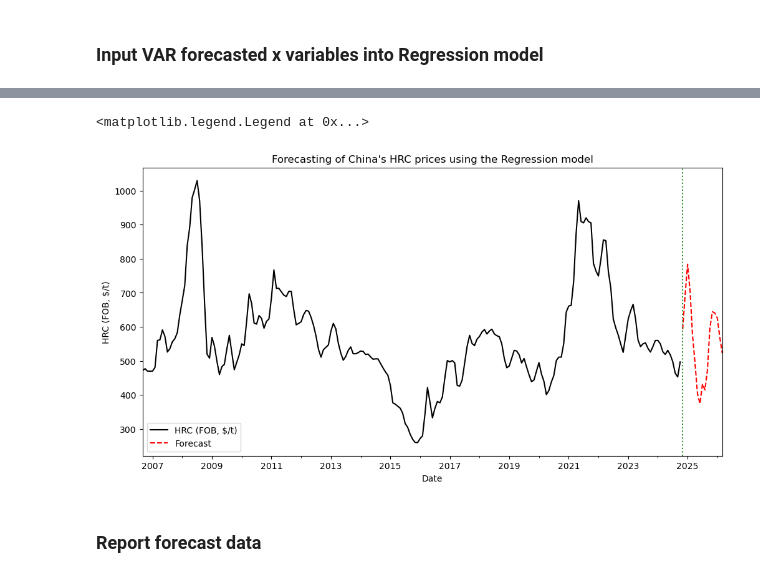
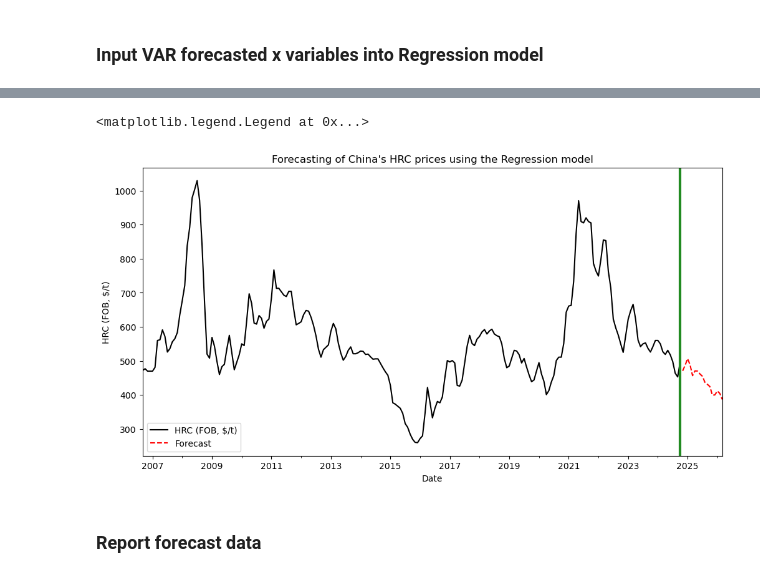
Before and after one commit to nguyenhpnguyen/BT4103-Business-Analytics-Capstone-Project, a Jupyter notebook: notebook/04_multiple_regression.ipynb, the cells around one changed output, grey strips where cells are left out. Cells and saved outputs as stored; diff of their text form; code cells hidden in the pictures.

```diff
--- a/notebook/04_multiple_regression.ipynb
+++ b/notebook/04_multiple_regression.ipynb
@@ -50,13 +55,10 @@ print(X_scaled)
-# %%
-# Split into training and testing sets with a ratio of 80:20
-X_train, X_test, y_train, y_test = train_test_split(X_scaled, y, test_size=0.2, random_state=42)
 # %% [markdown]
 ## Linear Regression
 $$ y = \beta_0 + \beta_1 X_1 + \beta_2 X_2 + ... + \beta_n X_n + \epsilon $$
 # %%
 # Model fitting
 model = LinearRegression()
-model.fit(X_train, y_train)
+model.fit(X_train_scaled, y_train)
 # %% [output]
 LinearRegression()
 # %%
@@ -142,11 +144,17 @@ forecasted_X = var_forecast_df[['Iron Ore (CFR, $/t)_forecast', 'HCC (Aus FOB, $
          'Monthly Export of Semis & Finished Steel as % of Production_forecast',
          'FAI in urban real estate development (y-o-y) Growth_forecast',
          'Automobile Production (y-o-y)_forecast', 'Civil Metal-Vessels/Steel Ships (y-o-y)_forecast',
-         'Household Fridges (y-o-y)_forecast', 'Air Conditioner (y-o-y)_forecast']]
+         'Household Fridges (y-o-y)_forecast', 'Air Conditioner (y-o-y)_forecast']].copy()
+forecasted_X.rename(columns={'Iron Ore (CFR, $/t)_forecast':'Iron Ore (CFR, $/t)', 'HCC (Aus FOB, $/t)_forecast':'HCC (Aus FOB, $/t)',
+         'Domestic Scrap (DDP Jiangsu incl. VAT $/t)_forecast':'Domestic Scrap (DDP Jiangsu incl. VAT $/t)',
+         'Monthly Export of Semis & Finished Steel as % of Production_forecast':'Monthly Export of Semis & Finished Steel as % of Production',
+         'FAI in urban real estate development (y-o-y) Growth_forecast':'FAI in urban real estate development (y-o-y) Growth',
+         'Automobile Production (y-o-y)_forecast':'Automobile Production (y-o-y)', 'Civil Metal-Vessels/Steel Ships (y-o-y)_forecast':'Civil Metal-Vessels/Steel Ships (y-o-y)',
+         'Household Fridges (y-o-y)_forecast':'Household Fridges (y-o-y)', 'Air Conditioner (y-o-y)_forecast':'Air Conditioner (y-o-y)'}, inplace=True)
 # %%
 # Scale x variables
-scaler = StandardScaler()
-forecasted_X_scaled = scaler.fit_transform(forecasted_X)
+forecasted_X_transformed = log_trans(forecasted_X)
+forecasted_X_scaled = scaler.transform(forecasted_X_transformed)
 # %%
 # Obtain y forecast
 y_forecast = model.predict(forecasted_X_scaled)
@@ -178,17 +186,17 @@ df_forecast
 # %%
 # Plot forecast
 fig, ax = plt.subplots(figsize=(12, 6))
 
 df['HRC (FOB, $/t)'].plot(color='k')
 df_forecast['HRC (FOB, $/t)_f'].plot(color='r', linestyle ='dashed', label='Forecast')
 
 plt.title("Forecasting of China's HRC prices using the Regression model")
 plt.ylabel("HRC (FOB, $/t)")
 plt.xlabel("Date")
-plt.axvline(x = '2024-11-01', color = 'forestgreen', linestyle = 'dotted')
+plt.axvline(x = '2024-10-20', linewidth = 3, color = 'forestgreen', linestyle = 'solid')
 ax.legend()
 # %% [output]
 <matplotlib.legend.Legend at 0x...>
-[figure, old version]
+[figure, new version]
 # %% [markdown]
 ### Report forecast data
```
Also changed, not shown: parts of 26 cells of this notebook, 1 other file.
